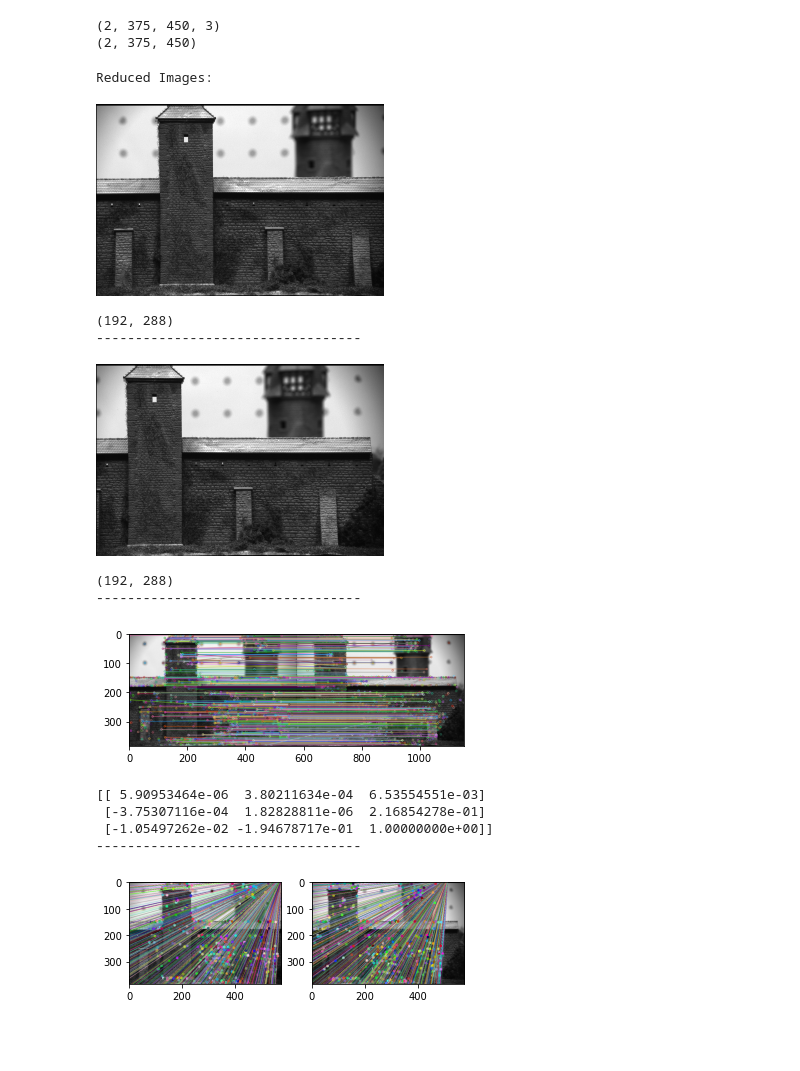
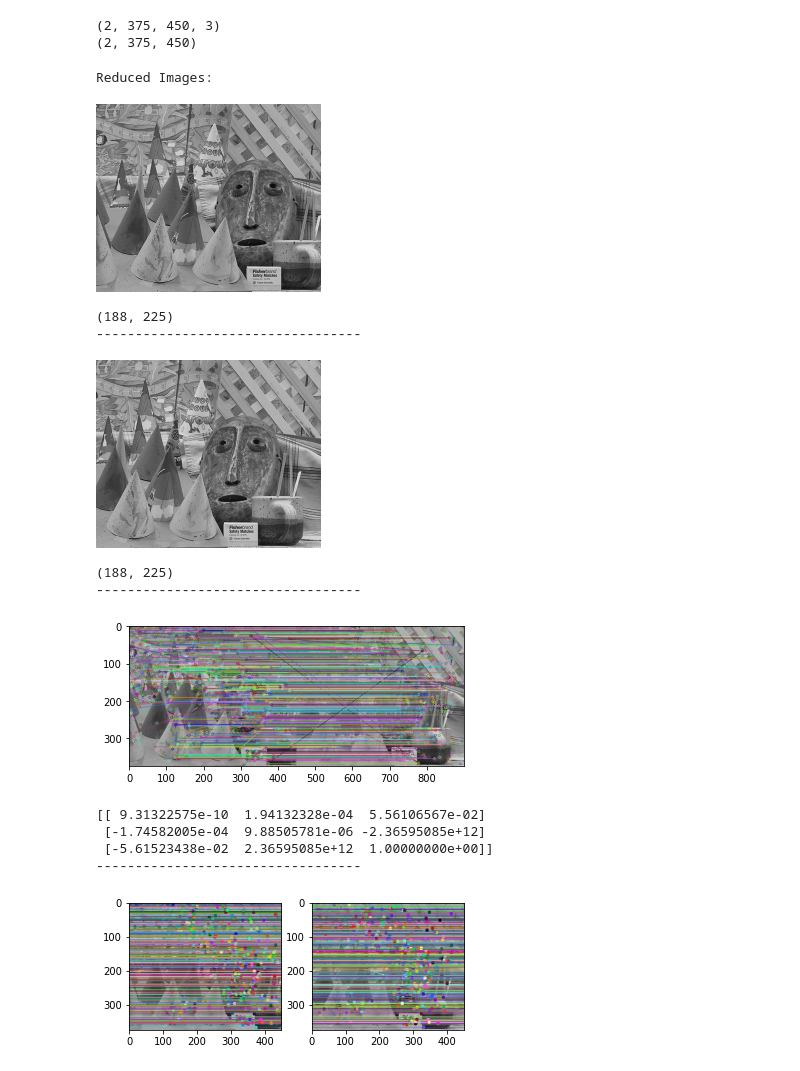
Before and after one commit to scheung97/EECE5639_ComputerVision, a Jupyter notebook: p3.ipynb, the cells around one changed output. Cells and saved outputs as stored; diff of their text form; code cells hidden in the pictures; blank space fills up the shorter version.

```diff
--- a/p3.ipynb
+++ b/p3.ipynb
@@ -99,41 +99,41 @@ print(cones_gray.shape)
 # their size to keep running time reasonable! Document in your report the scale
 # factor you used.)
 
-use_cast = True
-#use_cast = False
+#use_cast = True
+use_cast = False
 if use_cast:
     #img1, img2 = np.random.default_rng().choice(cast_color, 2, replace=False)
     img1 = cast_gray[0]
     img2 = cast_gray[1]
 else:
     #img1, img2 = np.random.default_rng().choice(cones_color, 2, replace=False)
     img1 = cones_gray[0]
     img2 = cones_gray[1]
 
 #print('Original Images:')
 #cv2_imshow(img1)
 #print('--------------------------------------------------------------')
 #cv2_imshow(img2)
 #print('--------------------------------------------------------------')
 
 scale = 0.5
 r_img1 = cv2.resize(img1, None, fx=scale, fy=scale, interpolation=cv2.INTER_LINEAR)
 r_img2 = cv2.resize(img2, None, fx=scale, fy=scale, interpolation=cv2.INTER_LINEAR)
 
 print('Reduced Images:')
 cv2_imshow(r_img1)
 print(r_img1.shape)
 print('----------------------------------')
 cv2_imshow(r_img2)
 print(r_img2.shape)
 print('----------------------------------')
 # %% [output]
 Reduced Images:
-[figure, old version]
+[figure, new version]
-(192, 288)
+(188, 225)
 ----------------------------------
-[figure, old version]
+[figure, new version]
-(192, 288)
+(188, 225)
 ----------------------------------
 # %%
 # 1. Find interesting features and correspondences between the left and right
@@ -183,7 +183,7 @@ img3 = cv2.drawMatchesKnn(img1, kp1, img2, kp2, matches, None,
 plt.imshow(img3,)
 plt.show()
 # %% [output]
-[figure, old version]
+[figure, new version]
 # %%
 # 2. Write a program to estimate the Fundamental Matrix for each pair using the
 # correspondences above and RANSAC to eliminate outliers. Display the inlier
@@ -233,11 +233,11 @@ plt.subplot(121),plt.imshow(img5)
 plt.subplot(122),plt.imshow(img3)
 plt.show()
 # %% [output]
-[[ 5.90953464e-06  3.80211634e-04  6.53554551e-03]
- [-3.75307116e-04  1.82828811e-06  2.16854278e-01]
- [-1.05497262e-02 -1.94678717e-01  1.00000000e+00]]
+[[ 9.31322575e-10  1.94132328e-04  5.56106567e-02]
+ [-1.74582005e-04  9.88505781e-06 -2.36595085e+12]
+ [-5.61523438e-02  2.36595085e+12  1.00000000e+00]]
 ----------------------------------
-[figure, old version]
+[figure, new version]
 # %%
 # 3. Compute a dense disparity map using the Fundamental matrix to help reduce
 # the search space. The output should be three images, one image with the
```
Also changed, not shown: parts of 1 cell of this notebook.
